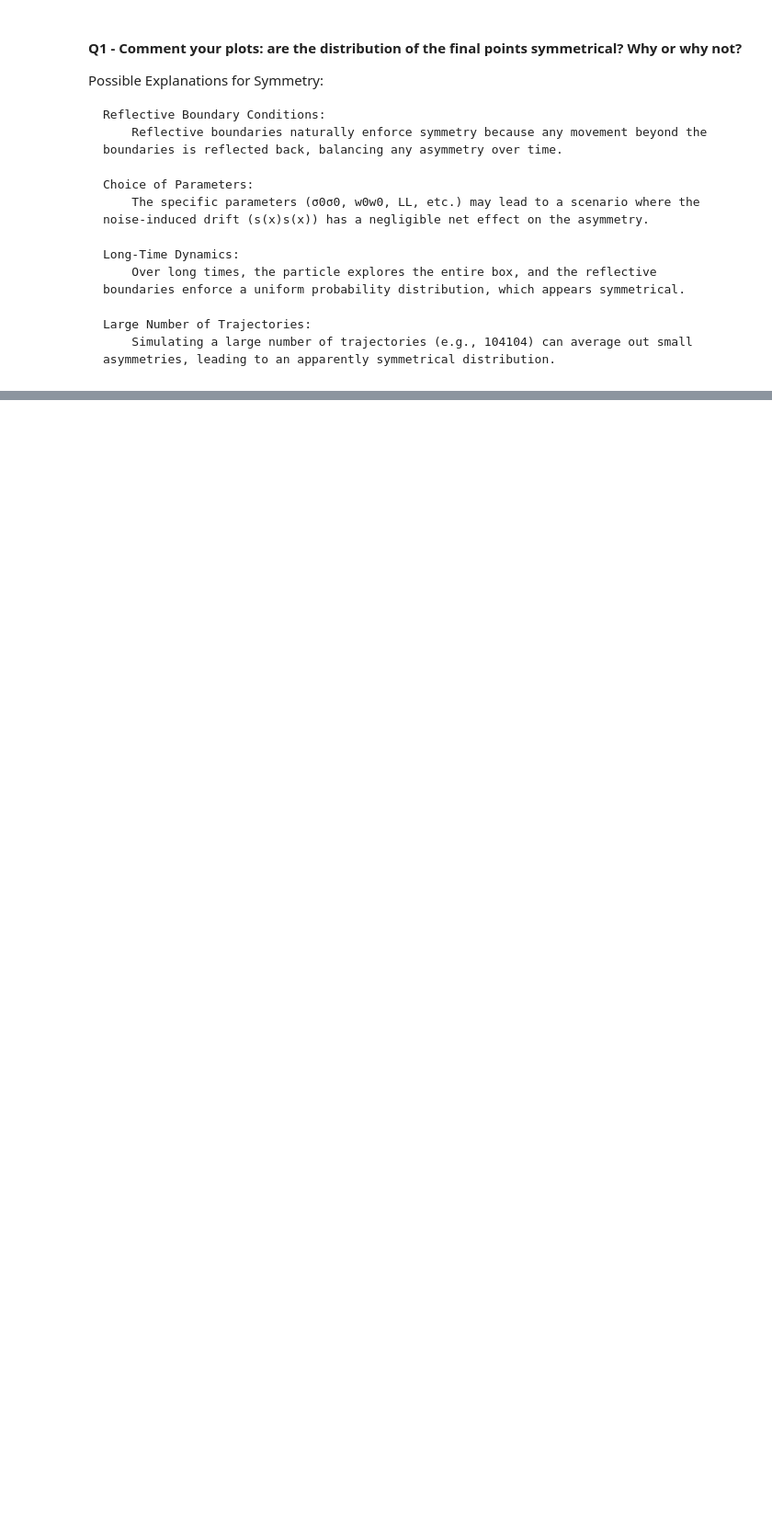
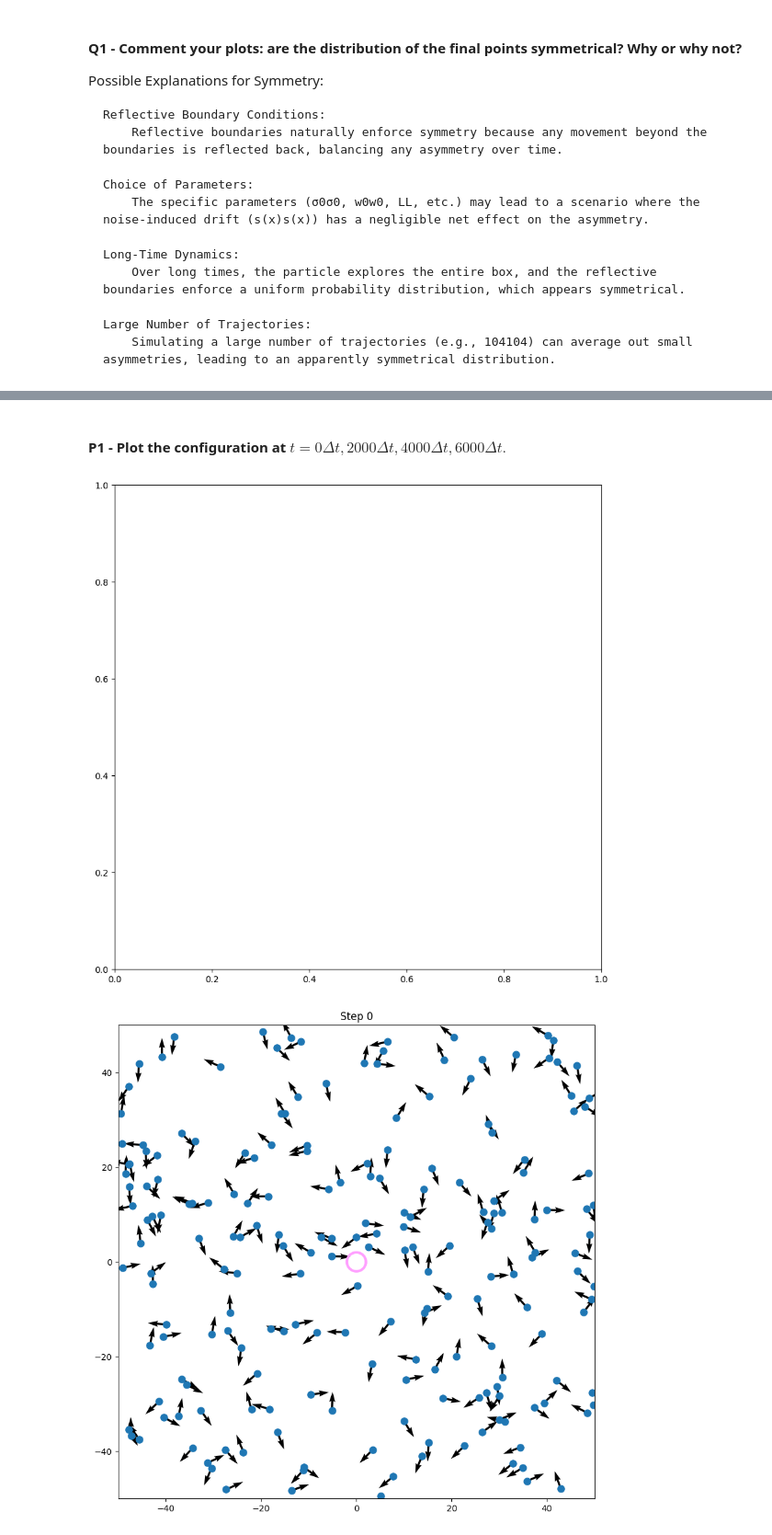
Before and after one commit to Wessias/SOCS, a Jupyter notebook: HW2/homework2.ipynb, the cells around one changed output, grey strips where cells are left out. Shown at 92% size. Cells and saved outputs as stored; diff of their text form; code cells hidden in the pictures; blank space fills up the shorter version.

```diff
--- a/HW2/homework2.ipynb
+++ b/HW2/homework2.ipynb
@@ -700,0 +802,19 @@ Possible Explanations for Symmetry:
+# %%
+def global_alignment(theta):
+    """
+    Function to calculate the global alignment coefficient.
+
+    Parameters
+    ==========
+    theta : Orientations.
+    """
+
+    N = np.size(theta)
+
+    global_direction_x = np.sum(np.sin(theta))
+    global_direction_y = np.sum(np.cos(theta))
+
+    psi = np.sqrt(global_direction_x ** 2 + global_direction_y ** 2) / N
+
+
+    return psi
@@ -700,0 +908,59 @@ Possible Explanations for Symmetry:
+# %% [markdown]
+#### **P1** - Plot the configuration at $t= 0\Delta t, 2000 \Delta t, 4000 \Delta t, 6000 \Delta t.$
+# %%
+from IPython.display import clear_output
+from matplotlib import pyplot as plt
+import time
+
+N_part = 200  # Number of particles.
+L = 100  # Dimension of the squared arena.
+v = 1  # Speed.
+Rf = 2  # Flocking radius.
+eta = 0.01  # Noise.  Try values: 0.01, 0.3, 1.0, 2 * np.pi
+dt = 1  # Time step.
+
+N_max_steps = 6900
+
+psi = np.zeros(N_max_steps)  # Records the global alignment.
+c = np.zeros(N_max_steps)  # Records the global clustering.
+
+# Initialization.
+
+# Random position.
+x = (np.random.rand(N_part) - 0.5) * L  # in [-L/2, L/2]
+y = (np.random.rand(N_part) - 0.5) * L  # in [-L/2, L/2]
+
+# Random orientation.
+theta = 2 * (np.random.rand(N_part) - 0.5) * np.pi  # in [-pi, pi]
+
+# Initialize plot.
+fig, ax = plt.subplots(figsize=(10, 10))
+
+for step in range(N_max_steps):
+    # Check whether plot configuration.
+    if step % 2000 == 0:
+        plt.figure(figsize=(10, 10))
+        plt.plot(x, y, '.', markersize=16 )
+        plt.quiver(x, y, np.cos(theta), np.sin(theta))
+        plt.plot(Rf * np.cos(2 * np.pi * np.arange(360) / 360),
+        Rf * np.sin(2 * np.pi * np.arange(360) / 360),
+         '-', color='#FFA0FF', linewidth=3 )
+        plt.title(f'Step {step}')
+        plt.xlim([- L / 2, L / 2])
+        plt.ylim([- L / 2, L / 2])
+        plt.show()
+
+    psi[step] = global_alignment(theta)
+    c[step] = global_clustering(x, y, Rf, L)
+
+    # Calculate next theta from the rule.
+    dtheta = eta * (np.random.rand(N_part) - 0.5) * dt
+    theta = interaction(x, y, theta, Rf, L) + dtheta
+    x = x + v * np.cos(theta)
+    y = y + v * np.sin(theta)
+
+    # Reflecting boundary conditions.
+    x, y = pbc(x, y, L)
+# %% [output]
+[figure, added]
+[figure, added]
```
Also changed, not shown: parts of 15 cells of this notebook, 1 other file.
